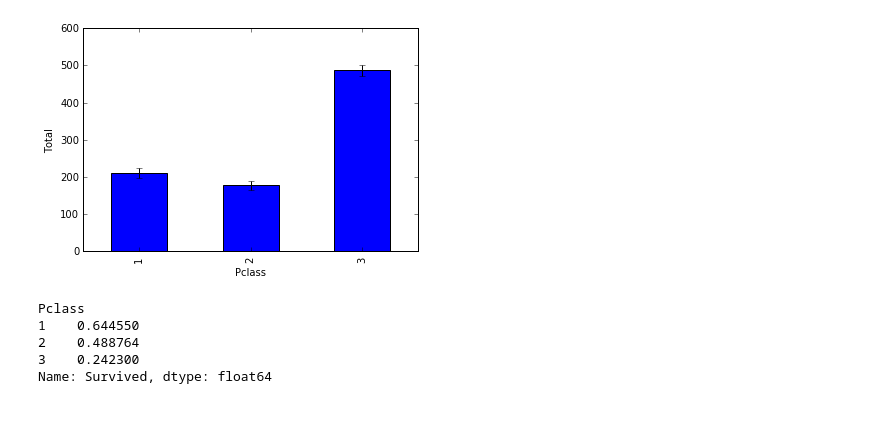
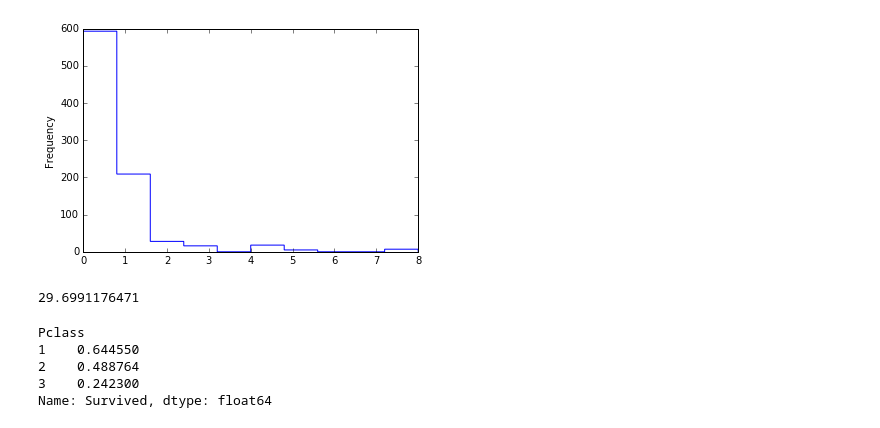
Before and after one commit to dangall/FullDataAnalysisPipeline, a Jupyter notebook: DataExploration.ipynb, the cells around one changed output. Saved outputs shown, nothing was run; the diff lists cells and outputs as text; code cells hidden in the pictures.

```diff
--- a/DataExploration.ipynb
+++ b/DataExploration.ipynb
@@ -111,7 +108,17 @@ columnname = "Sex"
-# %%
-drawBarPlotOfTotals(alldataframes[0], "Pclass")
-# %% [output]
-[figure, removed]
+# %%
+col="SibSp"
+if col in unknowns[ii]:
+    alldataframes[ii][alldataframes[ii][col]!= unknowns[ii][col]][col].plot.hist(histtype = 'step')
+    plt.show()
+else:
+    alldataframes[ii][col].plot.hist(histtype = 'step')
+    plt.show()
+# %% [output]
+[figure, added]
+# %%
+thedata["Age"][abs(thedata["Age"] - thedata["Age"].mean()) < 0.2].unique()[0]
+# %% [output]
+29.6991176471
 # %%
 thedata = alldataframes[0]
 # %%
```
Also changed, not shown: parts of 6 cells of this notebook.
